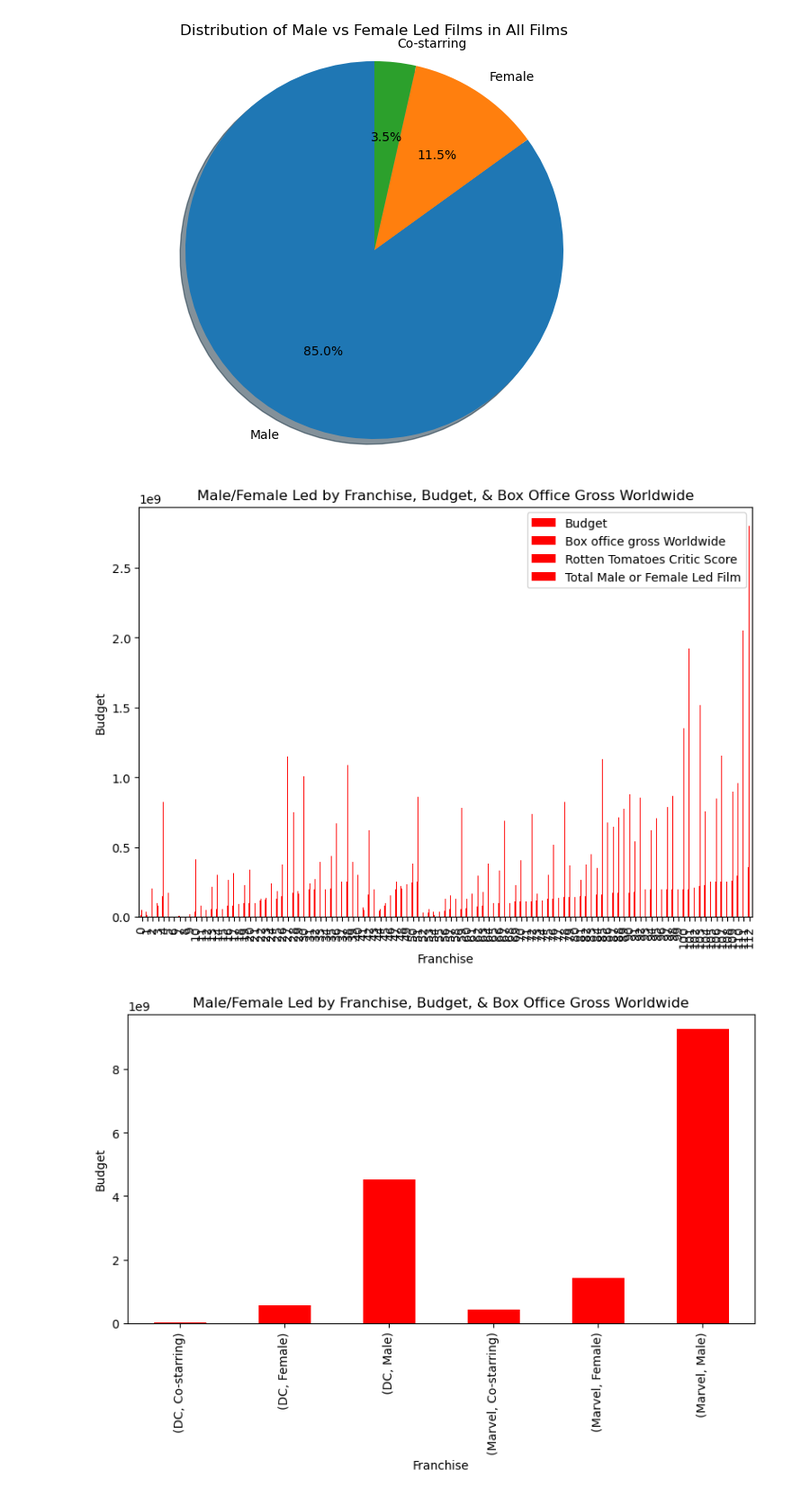
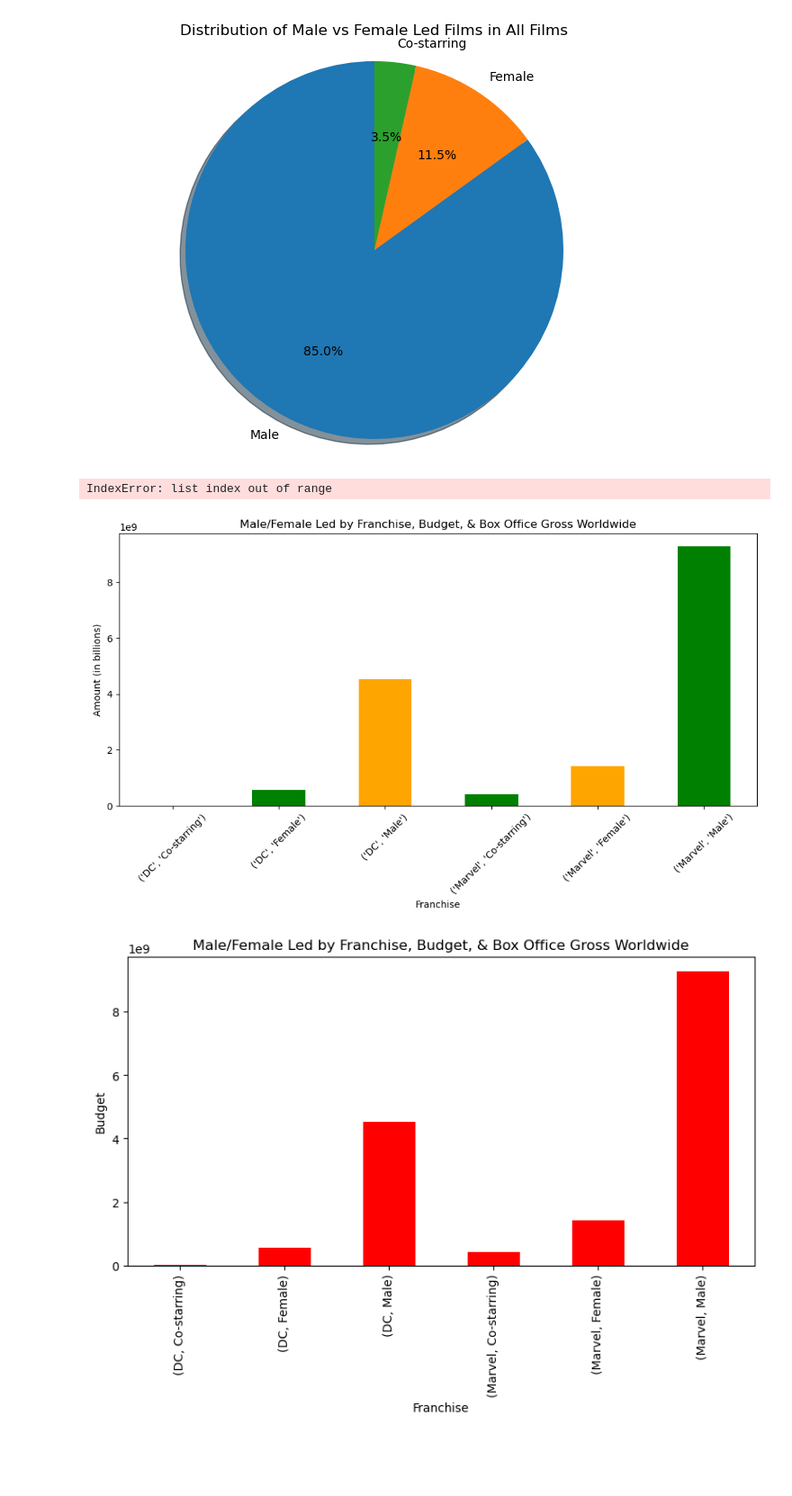
Before and after one commit to Nathan-Savage/project1, a Jupyter notebook: master_project.ipynb, the cells around one changed output. Shown at 90% size. Saved outputs shown, nothing was run; the diff lists cells and outputs as text; code cells hidden in the pictures; blank space fills up the shorter version.

Commit message:
nikki edits

```diff
--- a/master_project.ipynb
+++ b/master_project.ipynb
@@ -242,17 +254,52 @@ plt.show()
 # %% [output]
 [figure]
 # %%
-figure1 = grouped_movies_rename.plot(kind="bar", facecolor="red", figsize=(8,6),
-                                title="Male/Female Led by Franchise, Budget, & Box Office Gross Worldwide",
-                                xlabel="Franchise",
-                                ylabel="Budget")
+#figure1 = grouped_movies_rename.plot(kind="bar", facecolor="red", figsize=(8,6),
+                                #title="Male/Female Led by Franchise, Budget, & Box Office Gross Worldwide",
+                                #xlabel="Franchise",
+                                #ylabel="Budget")
 #grouped_movies_renamed
-xticklabels = grouped_movies_rename.index
+#xticklabels = grouped_movies_rename.index
 #figure1.set_xticklabels(xticklabels, rotation=45, rotation_mode="anchor", ha="right", wrap=True)
-plt.tight_layout()
-plt.show()
+#plt.tight_layout()
+#plt.show()
-# %% [output]
-[figure, removed]
+# %%
+franchises = figure_variable.index
+bar_width = 0.4
+indices = np.arange(len(franchises))
+
+figure1 = plt.bar(indices,
+                  figure_variable(['Male/Female-led'][2]),
+                  width=bar_width,
+                  color='orange',
+                  label='Male Led')
+plt.bar(indices,
+        figure_variable['Female'],
+        bottom=figure_variable['Male'],
+        width=bar_width, color='green',
+        label='Female Led')
+plt.title("Male/Female Led by Franchise, Budget, & Box Office Gross Worldwide")
+plt.xlabel("Franchise")
+plt.ylabel("Amount (in billions)")
+plt.xticks(indices, franchises, rotation=0)
+plt.legend()
+plt.tight_layout()
+plt.show()
+# %% [output]
+IndexError: list index out of range
+# %%
+nikki_figure1 = grouped_movie_df_franchiselist.plot(kind="bar", stacked=True, figsize=(10, 6),
+                                              color=['orange', 'green'],
+                                              title="Male/Female Led by Franchise, Budget, & Box Office Gross Worldwide",
+                                              xlabel="Franchise",
+                                              ylabel="Amount (in billions)")
+nikki_figure1.set_xticklabels(grouped_movie_df_franchiselist.index, rotation=45) # Keep labels horizontal
+#indices = np.arange(len(franchises)) * 2
+plt.tight_layout()
+# Show the plot
+plt.show()
+# %% [output]
+[figure, added]
 # %%
 figure2 = grouped_movie_df_franchiselist.plot(kind="bar", facecolor="red", figsize=(8,6),
                                 title="Male/Female Led by Franchise, Budget, & Box Office Gross Worldwide",
```
Also changed, not shown: parts of 1 cell of this notebook.
